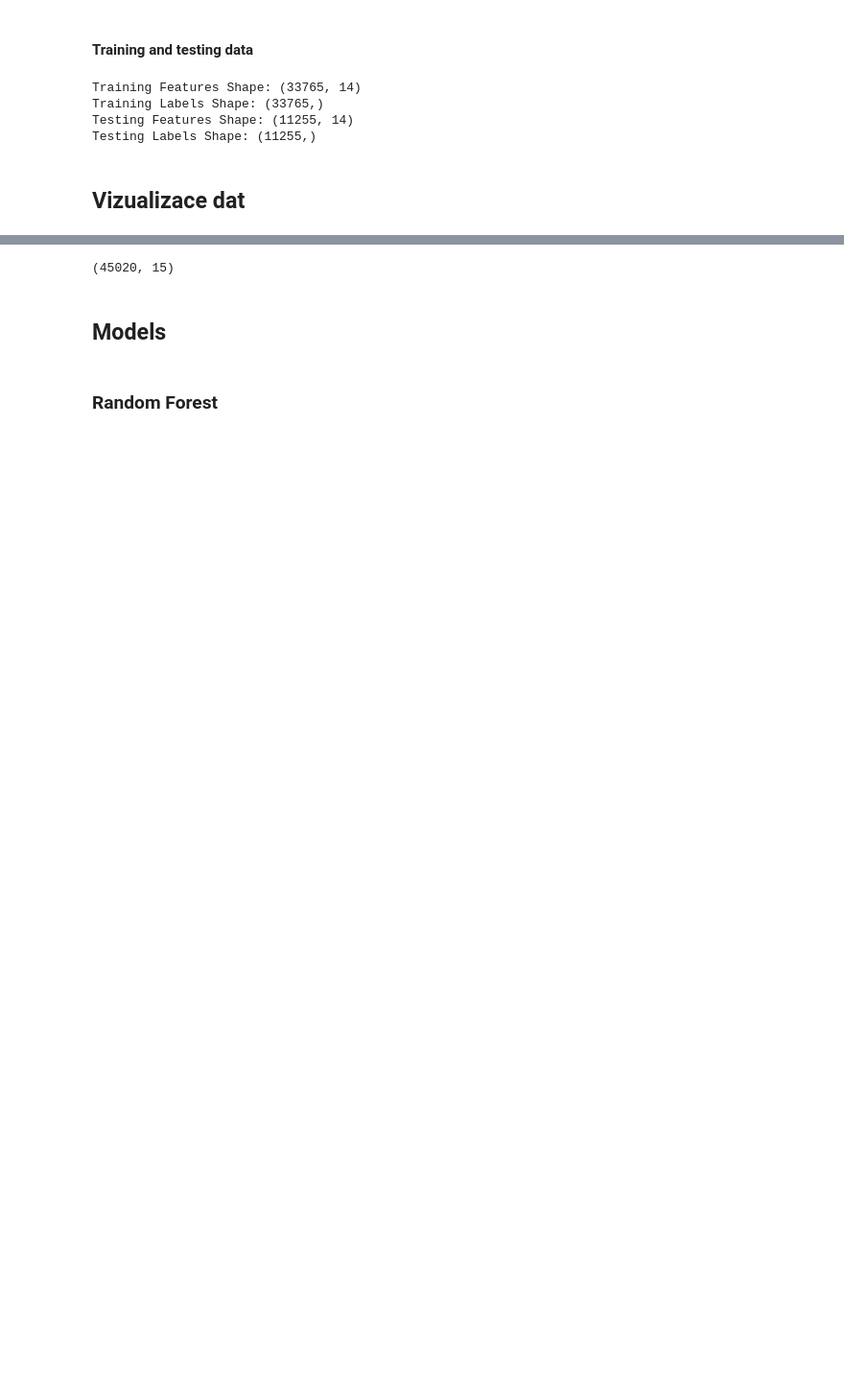
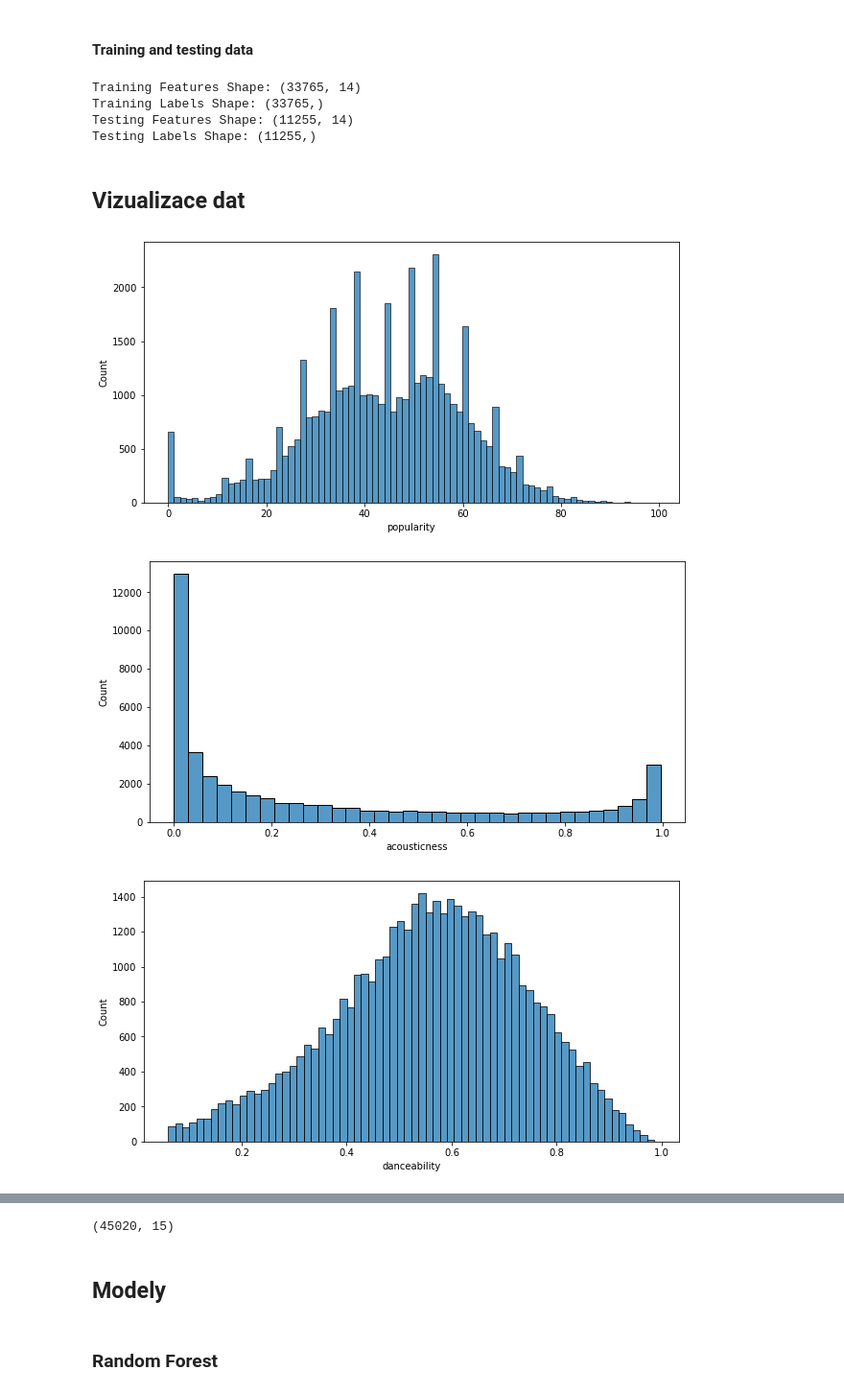
Before and after one commit to albertmirek/4iz566-py-music, a Jupyter notebook: main.ipynb, the cells around one changed output, grey strips where cells are left out. Shown: that part at 96% size. Cells and saved outputs as stored; diff of their text form; code cells hidden in the pictures; blank space fills up the shorter version.

```diff
--- a/main.ipynb
+++ b/main.ipynb
@@ -203,3 +204,10 @@ df['key'] = key_encoder.fit_transform(df['key'])
 mode_encoder = LabelEncoder()
 df['mode'] = mode_encoder.fit_transform(df['mode'])
 #df['mode'].unique() #print encoded values
+# %%
+#grouping similar musical genres of target variable for better classification results
+#resulting categories are: Electronic/Anime, Jazz/Blues, Alternative, Rock/Country, Rap/Hip-Hop, Classical
+df['music_genre'] = df['music_genre'].replace({'Rap': 'Rap/Hip-Hop', 'Hip-Hop': 'Rap/Hip-Hop',
+                                               'Jazz': 'Jazz/Blues', 'Blues': 'Jazz/Blues',
+                                               'Anime': 'Electronic/Anime', 'Electronic': 'Electronic/Anime',
+                                               'Rock': 'Rock/Country', 'Country': 'Rock/Country'})
@@ -226,3 +245,15 @@ Testing Features Shape: (11255, 14)
 Testing Labels Shape: (11255,)
 # %% [markdown]
 ## Vizualizace dat
+# %%
+#isolating numeric features
+numeric_features = df.drop(["key", "music_genre", "mode", "tempo"], axis = 1)
+# %%
+#print histograms for numeric features
+for col in numeric_features :
+    plt.figure(figsize=[10,5])
+    sns.histplot(df[col])
+# %% [output]
+[figure, added]
+[figure, added]
+[figure, added]
@@ -244,7 +283,7 @@ print(df.shape)
 # %% [output]
 (45020, 15)
 # %% [markdown]
-## Models
+## Modely
 # %% [markdown]
 ### Random Forest
 # %%
```
Also changed, not shown: parts of 33 cells of this notebook.
